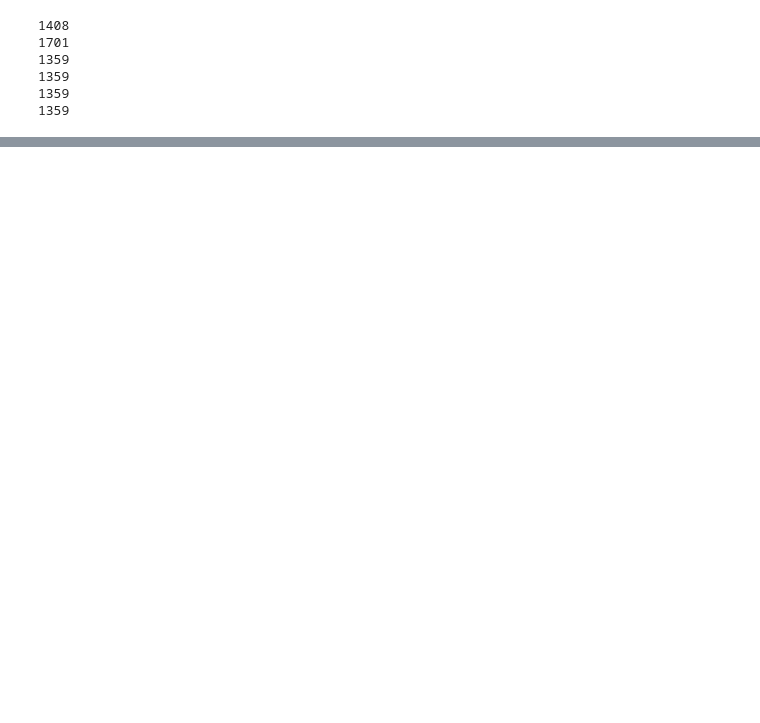
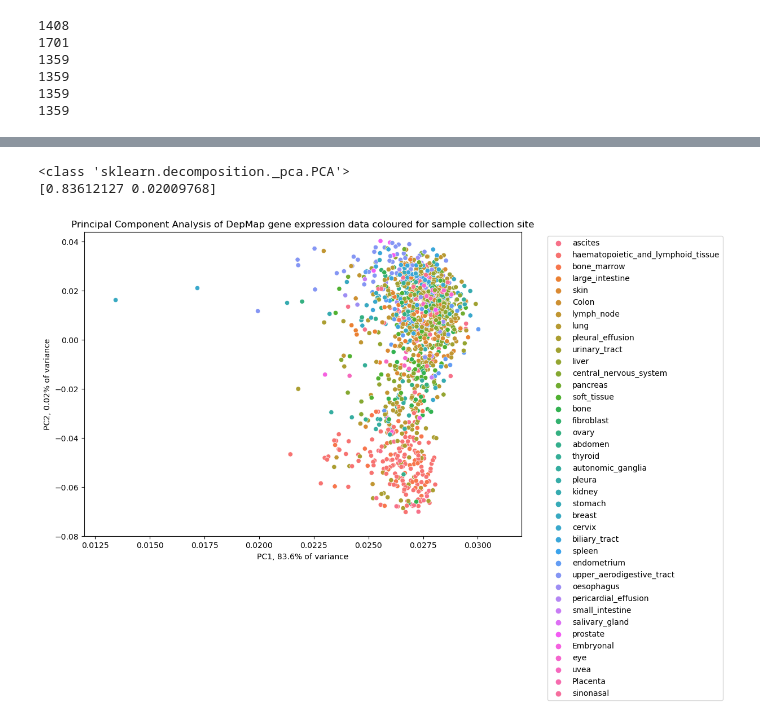
Before and after one commit to alanahmcintosh/Python_workspaces, a Jupyter notebook: Jupyter Notebook/Hotspot_Mutations_PCA copy.ipynb, the cells around one changed output, grey strips where cells are left out. Cells and saved outputs as stored; diff of their text form; code cells hidden in the pictures; blank space fills up the shorter version.

```diff
--- a/Jupyter Notebook/Hotspot_Mutations_PCA copy.ipynb
+++ b/Jupyter Notebook/Hotspot_Mutations_PCA copy.ipynb
@@ -249,0 +243,47 @@ plt.show()
+# %%
+###### Create a new dataframe using the sample information containing only cell lines which exist in the joinable dfs ####
+####read in sample_info.csv#####
+attributes = pd.read_csv('/home/alanah/Downloads/sample_info.csv', index_col=0)
+
+#######extracting the column names and extracting row names
+####### need to get the attribute cell line names (row names) and match them to thosein the joinable dataframes, it doesnt matter if i use joinable_mut or exp becuase they should both have the same cell lines
+att_column_names = list(attributes.columns.values)
+att_row_names = list(attributes.index.values)
+join_row_names =list(joinable_exp.index.values)
+
+#### create a for loop to get the overlap between the two lists
+att_match = list() # a list containing the indexes of all the row names ( cell lines) from the attributes df that match the cell line names from the joinable df
+att_no_match = list()
+for i in range(len(att_row_names)):     # for each variable in the range of the full length of the row_names list
+    if join_row_names.count(att_row_names[i])>0: # if the row name in join_row_names is counted at least once
+        att_match.append(i) #append the index where the cell line name appears in the attributes df to this list
+    else:
+        att_no_match.append(i) # add the cell lines not found to this list
+
+######### create a new dataframe containing the rows from the att_match list, containing only the rows that match those from the att_match list. .iloc: matching indices to indices as the overlap lists contain the row numbers (the indices) ########
+
+matched_attributes = attributes.iloc[att_match]
+
+### sort this df so the cell lines are in the same order in every df ###
+matched_attributes= matched_attributes.sort_index(ascending=True)
+# %%
+##### Colour the expression data by sample collection site#####
+unique_scs = matched_attributes['sample_collection_site']
+joinable_exp["sample_collection_site"] = unique_scs
+print(type(pca_joinexp))
+print(pca_joinexp.explained_variance_ratio_)
+
+plt.figure(figsize=(10,7))
+sns.scatterplot(x=pca_joinexp.components_[0,:], y=pca_joinexp.components_[1,:], hue = joinable_exp.sample_collection_site)
+
+plt.title('Principal Component Analysis of DepMap gene expression data coloured for sample collection site')
+plt.xlabel('PC1, 83.6% of variance')
+plt.ylabel('PC2, 0.02% of variance')
+plt.ylim(-0.08, 0.044)
+plt.xlim(0.012, 0.032)
+plt.legend(bbox_to_anchor=(1.05,1), loc='best')
+plt.show()
+# %% [output]
+<class 'sklearn.decomposition._pca.PCA'>
+[0.83612127 0.02009768]
+[figure, added]
```
Also changed, not shown: parts of 9 cells of this notebook, 5 other files.
